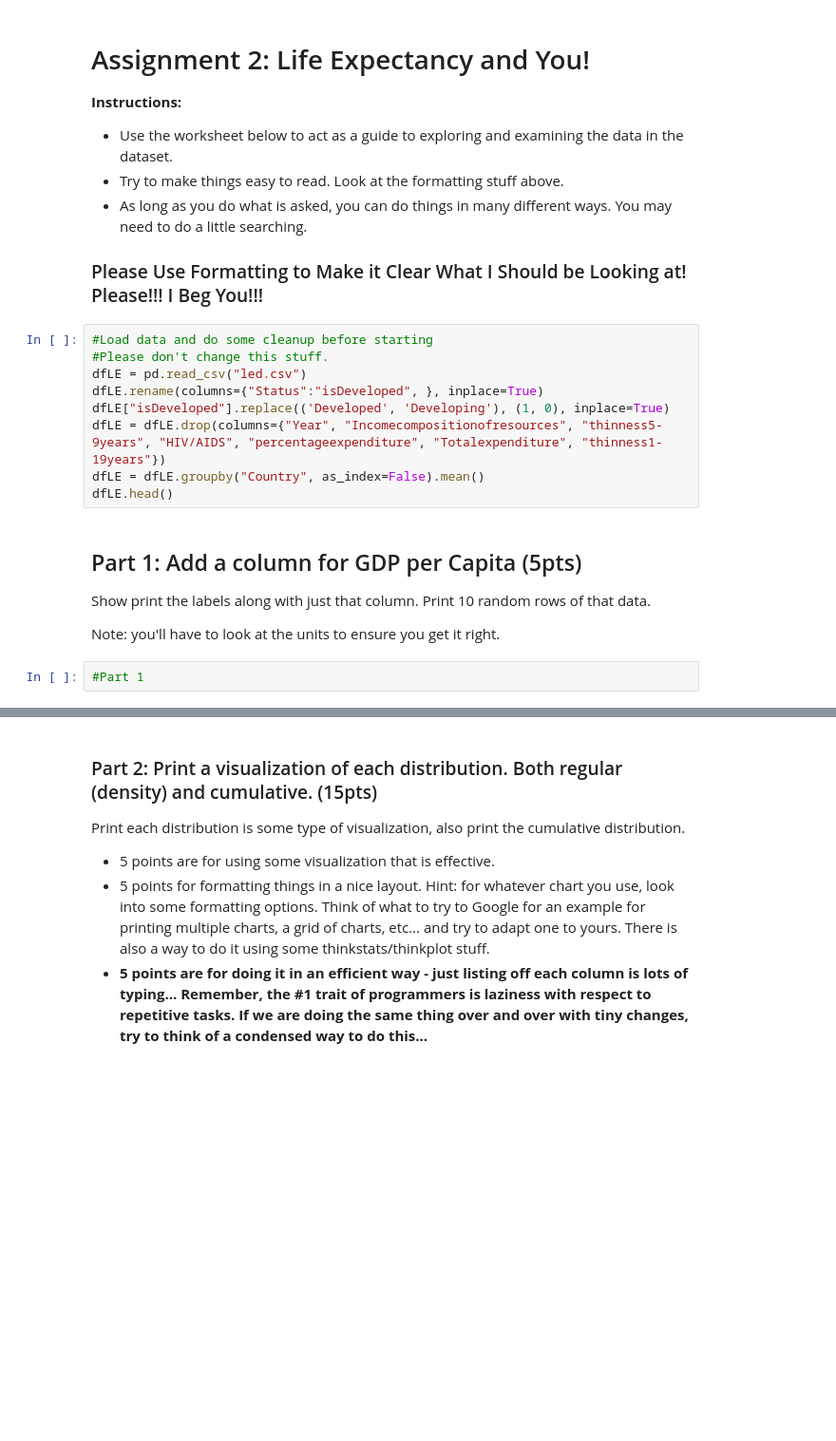
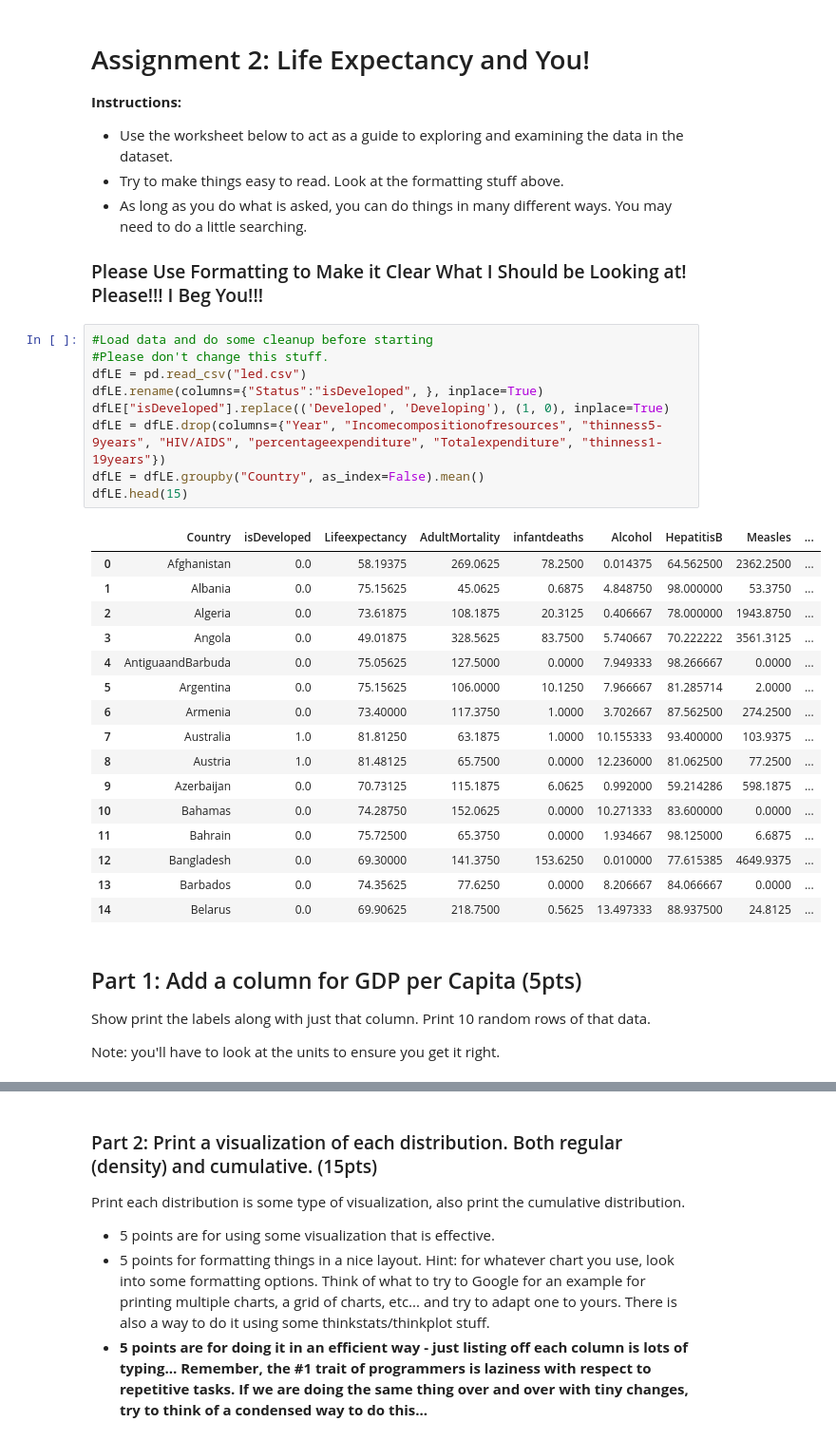
Before and after one commit to Nishaa95/BSIP_Assignment_2_Students, a Jupyter notebook: stats_asn_2_start.ipynb, the cells around one changed output, grey strips where cells are left out. Shown at 95% size. Cells and saved outputs as stored; diff of their text form; blank space fills up the shorter version.

```diff
--- a/stats_asn_2_start.ipynb
+++ b/stats_asn_2_start.ipynb
@@ -26,17 +26,32 @@ plt.rcParams["figure.figsize"] = (15,5)
 # %%
 #Load data and do some cleanup before starting
 #Please don't change this stuff.
 dfLE = pd.read_csv("led.csv")
 dfLE.rename(columns={"Status":"isDeveloped", }, inplace=True)
 dfLE["isDeveloped"].replace(('Developed', 'Developing'), (1, 0), inplace=True)
 dfLE = dfLE.drop(columns={"Year", "Incomecompositionofresources", "thinness5-9years", "HIV/AIDS", "percentageexpenditure", "Totalexpenditure", "thinness1-19years"})
 dfLE = dfLE.groupby("Country", as_index=False).mean()
-dfLE.head()
+dfLE.head(15)
+# %% [output]
+|  | Country | isDeveloped | Lifeexpectancy | AdultMortality | infantdeaths | Alcohol | HepatitisB | Measles | ... |
+| 0 | Afghanistan | 0.0 | 58.19375 | 269.0625 | 78.2500 | 0.014375 | 64.562500 | 2362.2500 | ... |
+| 1 | Albania | 0.0 | 75.15625 | 45.0625 | 0.6875 | 4.848750 | 98.000000 | 53.3750 | ... |
+| 2 | Algeria | 0.0 | 73.61875 | 108.1875 | 20.3125 | 0.406667 | 78.000000 | 1943.8750 | ... |
+| 3 | Angola | 0.0 | 49.01875 | 328.5625 | 83.7500 | 5.740667 | 70.222222 | 3561.3125 | ... |
+| 4 | AntiguaandBarbuda | 0.0 | 75.05625 | 127.5000 | 0.0000 | 7.949333 | 98.266667 | 0.0000 | ... |
+| 5 | Argentina | 0.0 | 75.15625 | 106.0000 | 10.1250 | 7.966667 | 81.285714 | 2.0000 | ... |
+| 6 | Armenia | 0.0 | 73.40000 | 117.3750 | 1.0000 | 3.702667 | 87.562500 | 274.2500 | ... |
+| 7 | Australia | 1.0 | 81.81250 | 63.1875 | 1.0000 | 10.155333 | 93.400000 | 103.9375 | ... |
+| 8 | Austria | 1.0 | 81.48125 | 65.7500 | 0.0000 | 12.236000 | 81.062500 | 77.2500 | ... |
+| 9 | Azerbaijan | 0.0 | 70.73125 | 115.1875 | 6.0625 | 0.992000 | 59.214286 | 598.1875 | ... |
+| 10 | Bahamas | 0.0 | 74.28750 | 152.0625 | 0.0000 | 10.271333 | 83.600000 | 0.0000 | ... |
+| 11 | Bahrain | 0.0 | 75.72500 | 65.3750 | 0.0000 | 1.934667 | 98.125000 | 6.6875 | ... |
+| 12 | Bangladesh | 0.0 | 69.30000 | 141.3750 | 153.6250 | 0.010000 | 77.615385 | 4649.9375 | ... |
+| 13 | Barbados | 0.0 | 74.35625 | 77.6250 | 0.0000 | 8.206667 | 84.066667 | 0.0000 | ... |
+| 14 | Belarus | 0.0 | 69.90625 | 218.7500 | 0.5625 | 13.497333 | 88.937500 | 24.8125 | ... |
 # %% [markdown]
 <h2>Part 1: Add a column for GDP per Capita (5pts)</h2>
 
 Show print the labels along with just that column. Print 10 random rows of that data.
 
 Note: you'll have to look at the units to ensure you get it right.
-# %%
-#Part 1
```
Also changed, not shown: parts of 4 cells of this notebook.
